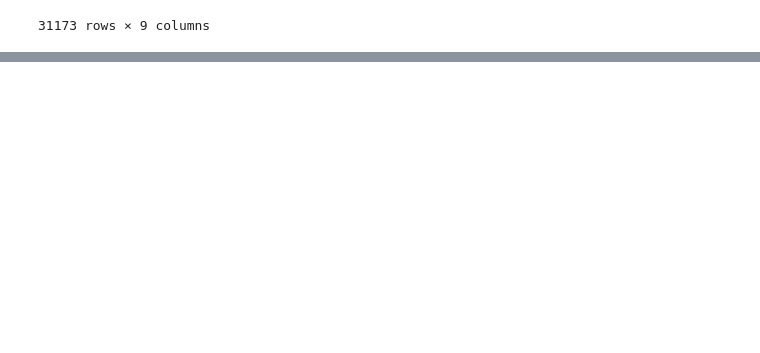
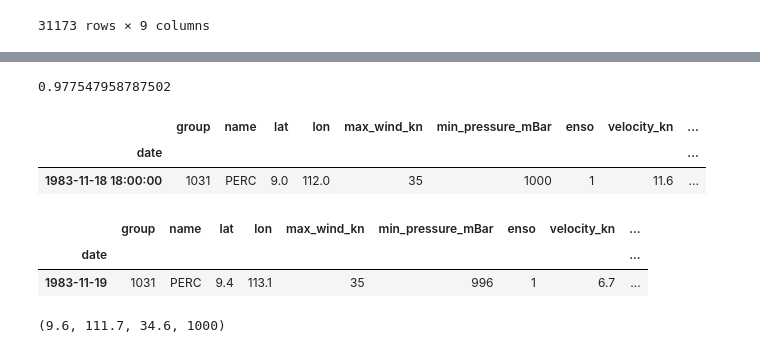
Before and after one commit to StanDobrev11/MachineLearning, a Jupyter notebook: Project/draft_enso.ipynb, the cells around one changed output, grey strips where cells are left out. Drawn from its saved outputs; the diff is of its cells as text; code cells hidden in the pictures; blank space fills up the shorter version.

```diff
--- a/Project/draft_enso.ipynb
+++ b/Project/draft_enso.ipynb
@@ -2197,0 +2166,2 @@ nhc
+# %%
+jma = pd.read_csv('data/csv_ready/jma_training', index_col=0)
@@ -2197,0 +2214,27 @@ nhc
+# %%
+jma_train_pipeline_sgd.score(X_test, y_test)
+# %% [output]
+0.977547958787502
+# %%
+df_pred = jma[jma.group == 1031]
+# %%
+df_pred = df_pred[df_pred.group == 1031].copy()
+
+X_pred = df_pred[1:2]
+X_expected = df_pred[2:3]
+# %%
+X_pred
+# %% [output]
+|  | group | name | lat | lon | max_wind_kn | min_pressure_mBar | enso | velocity_kn | ... |
+| date |  |  |  |  |  |  |  |  | ... |
+| 1983-11-18 18:00:00 | 1031 | PERC | 9.0 | 112.0 | 35 | 1000 | 1 | 11.6 | ... |
+# %%
+X_expected
+# %% [output]
+|  | group | name | lat | lon | max_wind_kn | min_pressure_mBar | enso | velocity_kn | ... |
+| date |  |  |  |  |  |  |  |  | ... |
+| 1983-11-19 | 1031 | PERC | 9.4 | 113.1 | 35 | 996 | 1 | 6.7 | ... |
+# %%
+manage_prediction(X_pred, jma_pred_pipeline_sgd)
+# %% [output]
+(9.6, 111.7, 34.6, 1000)
```
Also changed, not shown: parts of 22 cells of this notebook, 5 other files.
